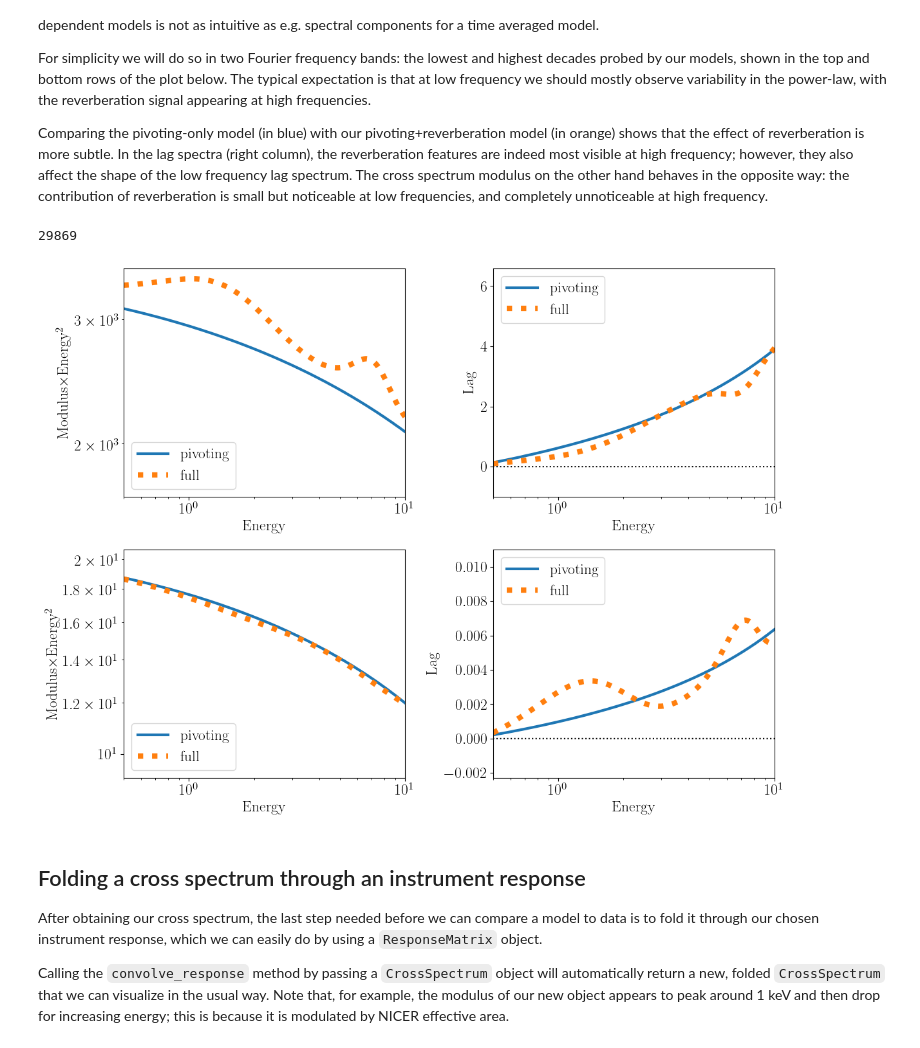
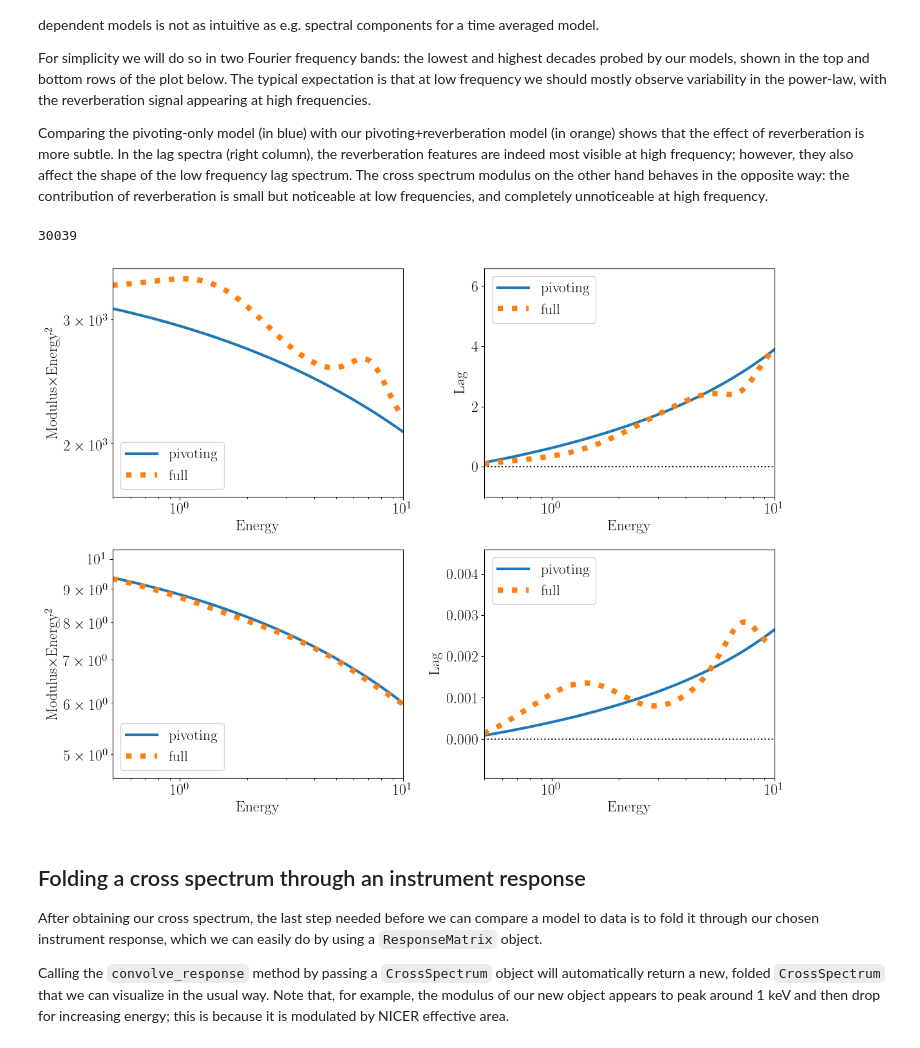
Before and after one commit to matteolucchini1/nDspec, a Jupyter notebook: docs/timing.ipynb, the cells around one changed output. Cells and saved outputs as stored; diff of their text form; code cells hidden in the pictures.

`````diff
--- a/docs/timing.ipynb
+++ b/docs/timing.ipynb
@@ -149,14 +149,17 @@ In this example, we want to visualize the modulus and lag as a function of frequ
 Energy-dependent products are retrieved in the same way. If, for instance, users want to compute the cross spectral modulus and lag as a function of energy, they can do so with the ````mod_energy```` and ````lag_energy```` methods. These also require that users input the Fourier frequency range through the ````nu_min```` and ````nu_max```` arguments. In this example, we take the first decade in Fourier frequency, which is also highlighted in blue in the first two products.
 # %%
 #define our channel of interest for the frequency-dependent spectra
-bounds = [3.,5.]
+ener_bounds = [3.,5.]
+
+#define our frequency bounds for the lag-dependent spectra
+lowfreq_bounds = [piv_fft.freqs[0],10*piv_fft.freqs[0]]
 
 fig, ((ax1,ax2),(ax3,ax4)) = plt.subplots(2,2,figsize=(12.,9.))
 
 ax1.axvspan(piv_fft.freqs[0],10.*piv_fft.freqs[0],alpha=0.2)
 #normalize by the Fourier frequency for ease of visualization, similar to common
 #power*frequency plots used for powerspectra
-ax1.plot(piv_fft.freqs,piv_fft.mod_frequency(bounds)*piv_fft.freqs)
+ax1.plot(piv_fft.freqs,piv_fft.mod_frequency(ener_bounds)*piv_fft.freqs)
 
 ax1.set_xscale("log")
 ax1.set_yscale("log")
@@ -165,14 +168,14 @@ ax1.set_ylabel("Modulus$\\times$Frequency")
 
 ax2.axvspan(piv_fft.freqs[0],10.*piv_fft.freqs[0],alpha=0.2)
 ax2.plot(piv_fft.freqs,np.zeros(piv_fft.n_freqs),color='black',linestyle='dotted')
-ax2.plot(piv_fft.freqs,piv_fft.lag_frequency(bounds))
+ax2.plot(piv_fft.freqs,piv_fft.lag_frequency(ener_bounds))
 
 ax2.set_xscale("log")
 ax2.set_xlabel("Frequency")
 ax2.set_ylabel("Lag")
 
 #normalize by energy^2 for ease of visualization
-ax3.plot(piv_fft.energ,piv_fft.mod_energy(nu_min=piv_fft.freqs[0],nu_max=10.*piv_fft.freqs[0])*piv_fft.energ**2)
+ax3.plot(piv_fft.energ,piv_fft.mod_energy(lowfreq_bounds)*piv_fft.energ**2)
 
 ax3.set_xscale("log")
 ax3.set_yscale("log")
@@ -181,7 +184,7 @@ ax3.set_ylabel("Modulus$\\times$Energy$^{2}$")
 ax3.set_xlim([0.5,10])
 
 ax4.plot(piv_fft.energ,np.zeros(piv_fft.n_chans),color='black',linestyle='dotted')
-ax4.plot(piv_fft.energ,piv_fft.lag_energy(nu_min=piv_fft.freqs[0],nu_max=10.*piv_fft.freqs[0]))
+ax4.plot(piv_fft.energ,piv_fft.lag_energy(lowfreq_bounds))
 
 ax4.set_xscale("log")
 ax4.set_xlabel("Energy")
@@ -275,10 +278,10 @@ Comparing the pivoting-only model (in blue) with our pivoting+reverberation mode
 # %%
 fig, ((ax1,ax2),(ax3,ax4)) = plt.subplots(2,2,figsize=(12.,9))
 
-ax1.plot(piv_fft.energ,piv_fft.mod_energy(nu_min=piv_fft.freqs[0],nu_max=10.*piv_fft.freqs[0])*piv_fft.energ**2,
-                               linewidth=3,label='pivoting')
-ax1.plot(full_fft.energ,full_fft.mod_energy(nu_min=full_fft.freqs[0],nu_max=10.*full_fft.freqs[0])*full_fft.energ**2,
-                                 linewidth=6,linestyle='dotted',label='full')
+ax1.plot(piv_fft.energ,piv_fft.mod_energy(lowfreq_bounds)*piv_fft.energ**2,
+         linewidth=3,label='pivoting')
+ax1.plot(full_fft.energ,full_fft.mod_energy(lowfreq_bounds)*full_fft.energ**2,
+         linewidth=6,linestyle='dotted',label='full')
 
 ax1.set_xscale("log")
 ax1.set_yscale("log")
@@ -287,47 +290,50 @@ ax1.legend(loc="lower left")
 ax1.set_ylabel("Modulus$\\times$Energy$^{2}$")
 ax1.set_xlim([0.5,10])
 
 ax2.plot(piv_fft.energ,np.zeros(piv_fft.n_chans),color='black',linestyle='dotted')
-ax2.plot(piv_fft.energ,piv_fft.lag_energy(nu_min=piv_fft.freqs[0],nu_max=10.*piv_fft.freqs[0]),
-                               linewidth=3,label='pivoting')
-ax2.plot(full_fft.energ,full_fft.lag_energy(nu_min=full_fft.freqs[0],nu_max=10.*full_fft.freqs[0]),
-                                 linewidth=6,linestyle='dotted',label='full')
+ax2.plot(piv_fft.energ,piv_fft.lag_energy(lowfreq_bounds),
+         linewidth=3,label='pivoting')
+ax2.plot(full_fft.energ,full_fft.lag_energy(lowfreq_bounds),
+         linewidth=6,linestyle='dotted',label='full')
 
 ax2.set_xscale("log")
 ax2.set_xlabel("Energy")
 ax2.set_ylabel("Lag")
 ax2.legend(loc="upper left")
 ax2.set_xlim([0.5,10])
 
-ax3.plot(piv_fft.energ,piv_fft.mod_energy(nu_min=0.1*piv_fft.freqs[-1],nu_max=0.5*piv_fft.freqs[-1])*piv_fft.energ**2,
-                               linewidth=3,label='pivoting')
-ax3.plot(full_fft.energ,full_fft.mod_energy(nu_min=0.1*full_fft.freqs[-1],nu_max=0.5*full_fft.freqs[-1])*full_fft.energ**2,
-                                 linewidth=6,linestyle='dotted',label='full')
+#define the high frequency bounds
+highfreq_bounds = [0.1*piv_fft.freqs[-1],piv_fft.freqs[-1]]
+
+ax3.plot(piv_fft.energ,piv_fft.mod_energy(highfreq_bounds)*piv_fft.energ**2,
+         linewidth=3,label='pivoting')
+ax3.plot(full_fft.energ,full_fft.mod_energy(highfreq_bounds)*full_fft.energ**2,
+         linewidth=6,linestyle='dotted',label='full')
 
 ax3.set_xscale("log")
 ax3.set_yscale("log")
 ax3.set_xlabel("Energy")
 ax3.set_ylabel("Modulus$\\times$Energy$^{2}$")
 ax3.legend(loc="lower left")
 ax3.set_xlim([0.5,10])
 
 ax4.plot(piv_fft.energ,np.zeros(piv_fft.n_chans),color='black',linestyle='dotted')
-ax4.plot(piv_fft.energ,piv_fft.lag_energy(nu_min=0.1*piv_fft.freqs[-1],nu_max=0.5*piv_fft.freqs[-1]),
-                                linewidth=3,label='pivoting')
-ax4.plot(full_fft.energ,full_fft.lag_energy(nu_min=0.1*full_fft.freqs[-1],nu_max=0.5*full_fft.freqs[-1]),
-                                 linewidth=6,linestyle='dotted',label='full')
+ax4.plot(piv_fft.energ,piv_fft.lag_energy(highfreq_bounds),
+         linewidth=3,label='pivoting')
+ax4.plot(full_fft.energ,full_fft.lag_energy(highfreq_bounds),
+         linewidth=6,linestyle='dotted',label='full')
 
 ax4.set_xscale("log")
 ax4.set_xlabel("Energy")
 ax4.set_ylabel("Lag")
 ax4.legend(loc="upper left")
 ax4.set_xlim([0.5,10])
 
 plt.tight_layout()
 gc.collect()
 # %% [output]
-29869
+30039
-[figure, old version]
+[figure, new version]
 # %% [markdown]
 ## Folding a cross spectrum through an instrument response
 
`````
Also changed, not shown: parts of 1 cell of this notebook, 2 other files.
